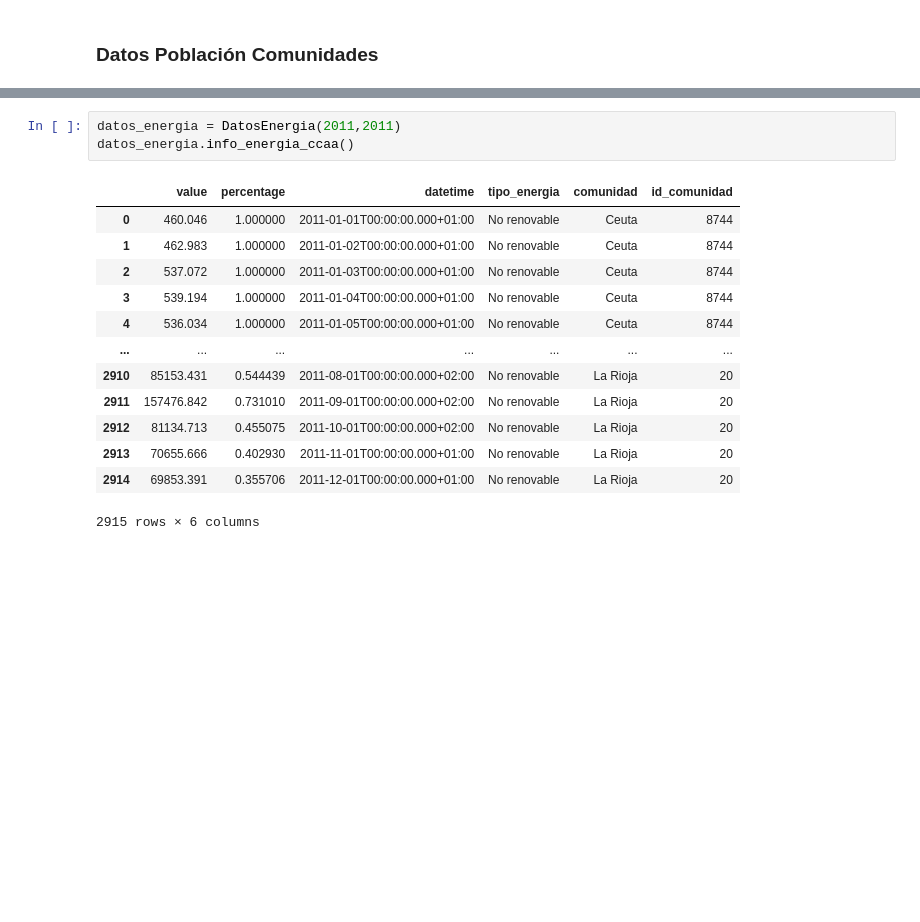
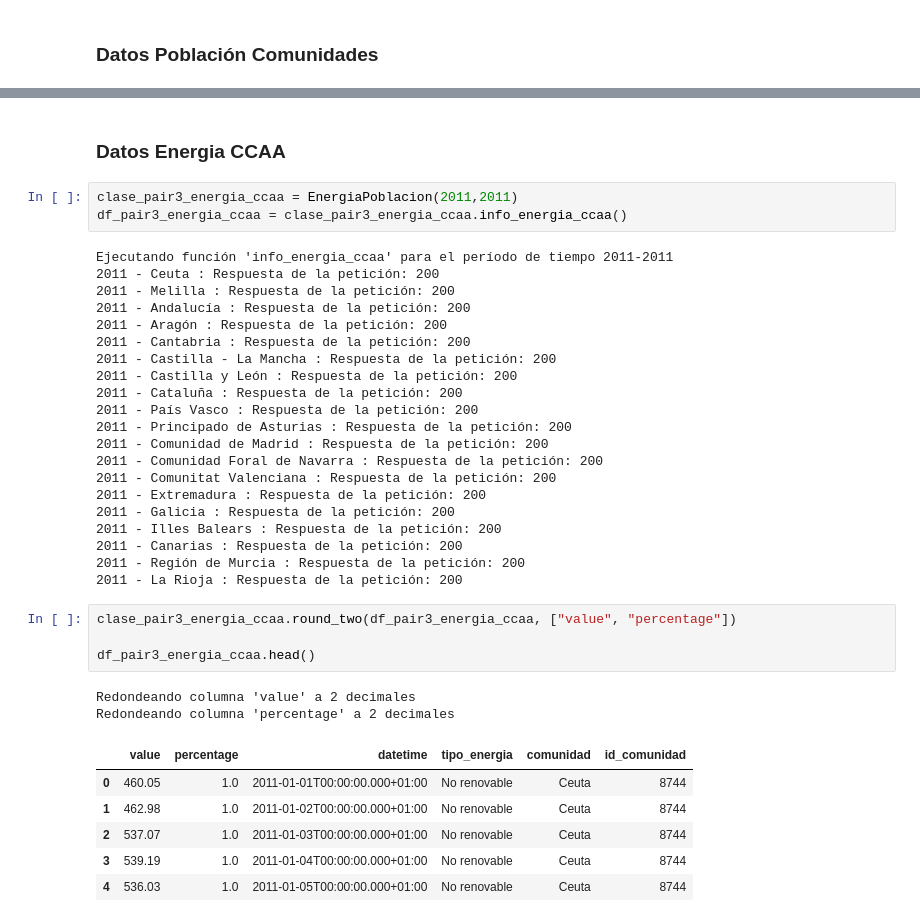
Before and after one commit to anane3373/promoE_modulo2_sprint2_pairprogramming_AnaGuardiayAndreaCabrera, a Jupyter notebook: ETL_pair/ETL3_pair_24_08.ipynb, the cells around one changed output, grey strips where cells are left out. Saved outputs shown, nothing was run; the diff lists cells and outputs as text; blank space fills up the shorter version.

```diff
--- a/ETL_pair/ETL3_pair_24_08.ipynb
+++ b/ETL_pair/ETL3_pair_24_08.ipynb
@@ -145,17 +297,39 @@ clase_pair3_poblacion_ccaa.save_to_pickle(df_pair3_poblacion_ccaa, "pairETL3_pob
+# %% [markdown]
+### Datos Energia CCAA
 # %%
-datos_energia = DatosEnergia(2011,2011)
-datos_energia.info_energia_ccaa()
+clase_pair3_energia_ccaa = EnergiaPoblacion(2011,2011)
+df_pair3_energia_ccaa = clase_pair3_energia_ccaa.info_energia_ccaa()
 # %% [output]
-|  | value | percentage | datetime | tipo_energia | comunidad | id_comunidad |
-| 0 | 460.046 | 1.000000 | 2011-01-01T00:00:00.000+01:00 | No renovable | Ceuta | 8744 |
-| 1 | 462.983 | 1.000000 | 2011-01-02T00:00:00.000+01:00 | No renovable | Ceuta | 8744 |
-| 2 | 537.072 | 1.000000 | 2011-01-03T00:00:00.000+01:00 | No renovable | Ceuta | 8744 |
-| 3 | 539.194 | 1.000000 | 2011-01-04T00:00:00.000+01:00 | No renovable | Ceuta | 8744 |
-| 4 | 536.034 | 1.000000 | 2011-01-05T00:00:00.000+01:00 | No renovable | Ceuta | 8744 |
-| ... | ... | ... | ... | ... | ... | ... |
-| 2910 | 85153.431 | 0.544439 | 2011-08-01T00:00:00.000+02:00 | No renovable | La Rioja | 20 |
-| 2911 | 157476.842 | 0.731010 | 2011-09-01T00:00:00.000+02:00 | No renovable | La Rioja | 20 |
-| 2912 | 81134.713 | 0.455075 | 2011-10-01T00:00:00.000+02:00 | No renovable | La Rioja | 20 |
-| 2913 | 70655.666 | 0.402930 | 2011-11-01T00:00:00.000+01:00 | No renovable | La Rioja | 20 |
-| 2914 | 69853.391 | 0.355706 | 2011-12-01T00:00:00.000+01:00 | No renovable | La Rioja | 20 |
-2915 rows × 6 columns
+Ejecutando función 'info_energia_ccaa' para el período de tiempo 2011-2011
+2011 - Ceuta : Respuesta de la petición: 200
+2011 - Melilla : Respuesta de la petición: 200
+2011 - Andalucía : Respuesta de la petición: 200
+2011 - Aragón : Respuesta de la petición: 200
+2011 - Cantabria : Respuesta de la petición: 200
+2011 - Castilla - La Mancha : Respuesta de la petición: 200
+2011 - Castilla y León : Respuesta de la petición: 200
+2011 - Cataluña : Respuesta de la petición: 200
+2011 - País Vasco : Respuesta de la petición: 200
+2011 - Principado de Asturias : Respuesta de la petición: 200
+2011 - Comunidad de Madrid : Respuesta de la petición: 200
+2011 - Comunidad Foral de Navarra : Respuesta de la petición: 200
+2011 - Comunitat Valenciana : Respuesta de la petición: 200
+2011 - Extremadura : Respuesta de la petición: 200
+2011 - Galicia : Respuesta de la petición: 200
+2011 - Illes Balears : Respuesta de la petición: 200
+2011 - Canarias : Respuesta de la petición: 200
+2011 - Región de Murcia : Respuesta de la petición: 200
+2011 - La Rioja : Respuesta de la petición: 200
+# %%
+clase_pair3_energia_ccaa.round_two(df_pair3_energia_ccaa, ["value", "percentage"])
+
+df_pair3_energia_ccaa.head()
+# %% [output]
+Redondeando columna 'value' a 2 decimales
+Redondeando columna 'percentage' a 2 decimales
+|  | value | percentage | datetime | tipo_energia | comunidad | id_comunidad |
+| 0 | 460.05 | 1.0 | 2011-01-01T00:00:00.000+01:00 | No renovable | Ceuta | 8744 |
+| 1 | 462.98 | 1.0 | 2011-01-02T00:00:00.000+01:00 | No renovable | Ceuta | 8744 |
+| 2 | 537.07 | 1.0 | 2011-01-03T00:00:00.000+01:00 | No renovable | Ceuta | 8744 |
+| 3 | 539.19 | 1.0 | 2011-01-04T00:00:00.000+01:00 | No renovable | Ceuta | 8744 |
+| 4 | 536.03 | 1.0 | 2011-01-05T00:00:00.000+01:00 | No renovable | Ceuta | 8744 |
```
Also changed, not shown: parts of 13 cells of this notebook, 10 other files.
